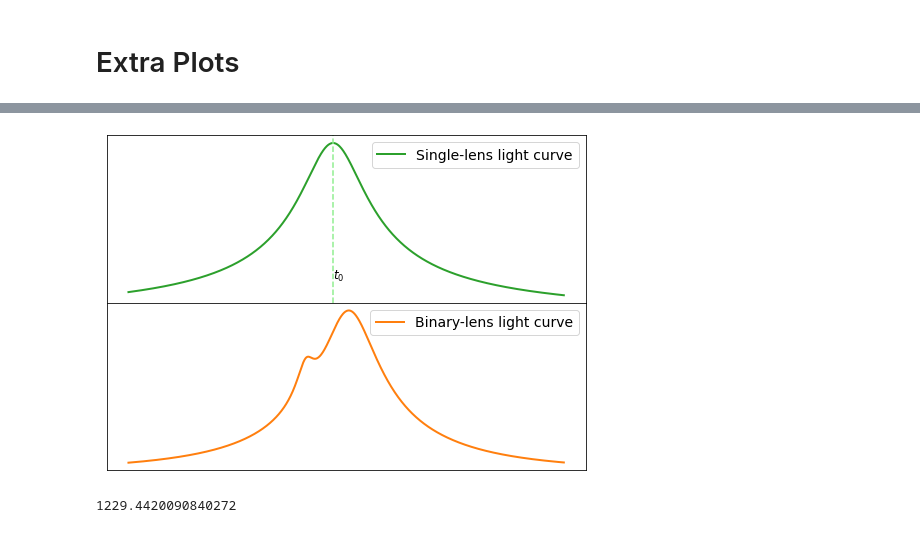
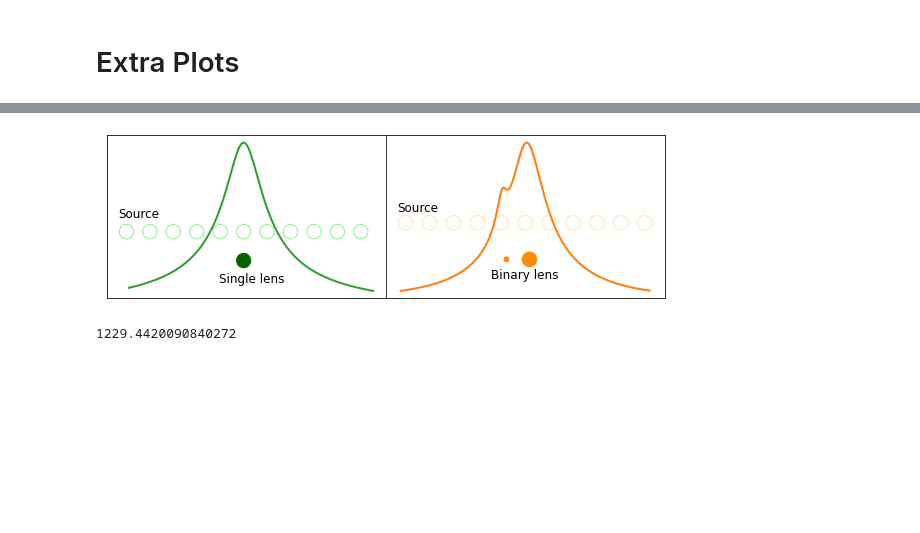
Before and after one commit to tbctk/tbk-Spitzer-ulens, a Jupyter notebook: Spitzer-ulens_Tutorial.ipynb, the cells around one changed output, grey strips where cells are left out. Saved outputs shown, nothing was run; the diff lists cells and outputs as text; code cells hidden in the pictures; blank space fills up the shorter version.

```diff
--- a/Spitzer-ulens_Tutorial.ipynb
+++ b/Spitzer-ulens_Tutorial.ipynb
@@ -251,27 +282,62 @@ plt.savefig('errors.png',dpi=300)
 # %%
 s, q, rho, alpha, tE, t0, u0, fb, fs = p0
 p0_single = np.array([9.20263259e+01, 7.93931983e+03, 1.19630450e+02, 7.66795064e+00])
 fb_s,t0_s,fs_s,tE_s = p0_single
 timeplot = np.linspace(t0-tE,t0+tE,1000)
-fig,ax = plt.subplots(2,figsize=(7,5))
-ax[0].plot(timeplot,models.single_lens(timeplot,*p0_single),color='C2',lw=2,label='Single-lens light curve')
-ax[1].plot(timeplot,MODELFUNC(timeplot,*p0),color='C1',lw=2,label='Binary-lens light curve')
+fig,ax = plt.subplots(1,2,figsize=(10,3))
+
+y1 = models.single_lens(timeplot,*p0_single)
+y2 = MODELFUNC(timeplot,*p0)
+
+w1 = 1.7
+h1 = 10
+
+w2 = 1.7
+h2 = 12
+
+ylens1 = 130
+ylens2 = 130
+
+ax[0].add_patch(patches.Ellipse((t0_s,ylens1),w1,h1,color='darkgreen'))
+ax[0].text(t0_s-3,ylens1-15,'Single lens',size='large')
+ax[0].text(t0_s-15,ylens1+30,'Source',size='large')
+source_ts = np.linspace(t0_s-14,t0_s+14,11)
+for t in source_ts:
+    ax[0].add_patch(patches.Ellipse((t,ylens1+20),w1,h1,color='lightgreen',fill=False))
+
+ax[1].add_patch(patches.Ellipse((t0+0.5,ylens2),w2,h2,color='darkorange'))
+ax[1].add_patch(patches.Ellipse((t0-2.2,ylens2),w2/3,h2/3,color='darkorange'))
+ax[1].text(t0-4,ylens2-15,'Binary lens',size='large')
+ax[1].text(t0-15,ylens2+40,'Source',size='large')
+source_ts = np.linspace(t0-14,t0+14,11)
+for t in source_ts:
+    ax[1].add_patch(patches.Ellipse((t,ylens2+30),w2,h2,color='moccasin',fill=False))
+
+ax[0].plot(timeplot,y1,color='C2',lw=2,label='Single-lens light curve')
+ax[1].plot(timeplot,y2,color='C1',lw=2,label='Binary-lens light curve')
 ax[0].xaxis.set_visible(False)
 ax[0].yaxis.set_visible(False)
 ax[1].xaxis.set_visible(False)
 ax[1].yaxis.set_visible(False)
-ax[0].legend(fontsize=14)
-ax[1].legend(fontsize=14)
+#ax[0].legend(fontsize=14,loc=8)
+#ax[1].legend(fontsize=14,loc=8)
 
-ax[0].axvline(x=t0_s,ls='--',color='lightgreen')
-ax[0].text(t0_s,120,r'$t_0$',fontsize=12)
-ax[0].plot([t0_s]-,[])
+if False:
+    ax[0].axvline(x=t0_s,ls='--',color='lightgreen')
+    ax[0].text(t0_s,110,r'$t_0$',fontsize=16)
+    ax[0].plot([t0_s,t0_s+tE_s],[models.single_lens(t0_s-tE_s,*p0_single),models.single_lens(t0_s+tE_s,*p0_single)],color='lightgreen',ls='--')
+    ax[0].text(t0_s+1,130,r'$t_E$',fontsize=16)
 
-fig.tight_layout()
-plt.subplots_adjust(hspace=0)
-#plt.savefig('comparemodels.png',dpi=300)
+    ax[1].axvline(x=t0,ls='--',color='moccasin')
+    ax[1].text(t0,110,r'$t_0$',fontsize=16)
+    ax[1].plot([t0,t0+tE],[MODELFUNC([t0-tE],*p0),MODELFUNC([t0+tE],*p0)],color='moccasin',ls='--')
+    ax[1].text(t0+1,130,r'$t_E$',fontsize=16)
+
+#fig.tight_layout()
+plt.subplots_adjust(wspace=0)
+plt.savefig('comparemodels.png',dpi=300)
 # %% [output]
-[figure, old version]
+[figure, new version]
 # %%
 dudchain = mcmc.PLDCoeffsChain(np.empty(np.size(X)))
 lnlike = mcmc.lnlike(popt_mcmc, MODELFUNC, event.TIMES, PTOT, PTOT_E, E_BIN, PNORM, dudchain)
```
Also changed, not shown: parts of 7 cells of this notebook, 1 other file.
